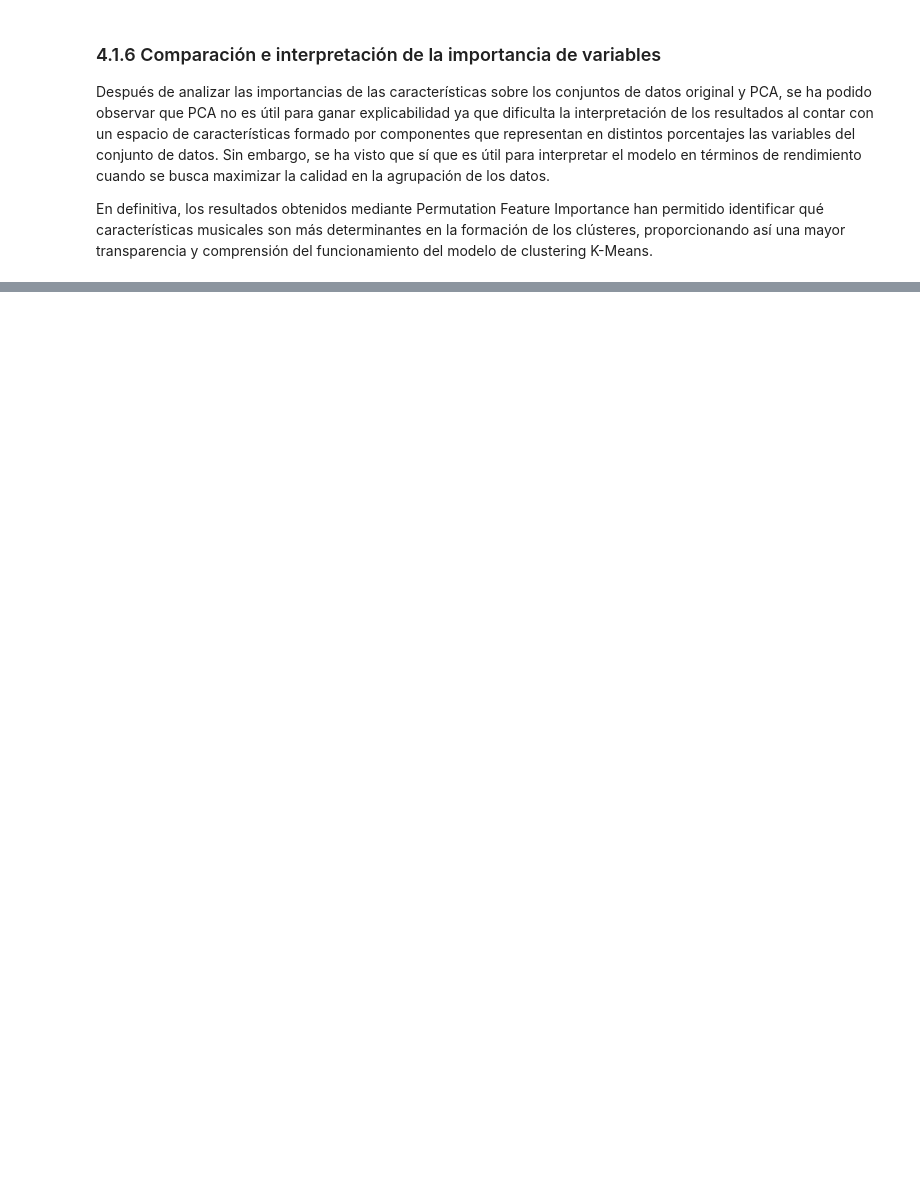
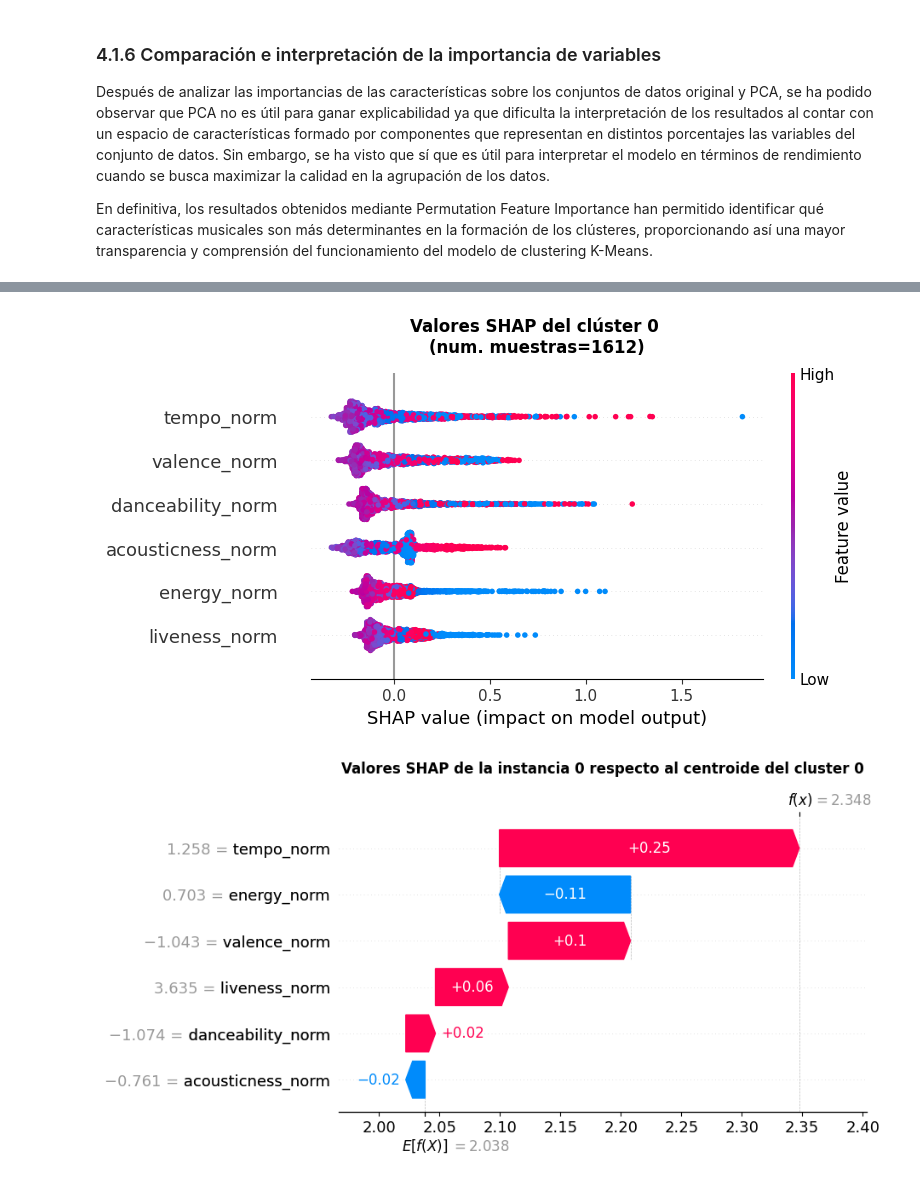
Before and after one commit to marcfpereirauoc/TFG, a Jupyter notebook: 03_explicabilidad_incertidumbre.ipynb, the cells around one changed output, grey strips where cells are left out. Cells and saved outputs as stored; diff of their text form; code cells hidden in the pictures; blank space fills up the shorter version.

Commit message:
Shap Clustering (SHAP-C)

```diff
--- a/03_explicabilidad_incertidumbre.ipynb
+++ b/03_explicabilidad_incertidumbre.ipynb
@@ -511,0 +488,35 @@ if False:
+# %%
+def plot_shap_results_by_cluster(k, instance_id=0):
+    """
+    Visualiza los plots de SHAP (summary plot y waterfall plot) para un clúster específico.
+
+    :param k: Número del clúster a visualizar (0 a n_clusters-1).
+    :param instance_idx: Índice de la instancia a usar en el waterfall plot. Por defecto 0.
+    """
+    X_k = X_by_cluster[k]
+    shap_k = shap_values_by_cluster[k]
+    explainer_k = explainer_by_cluster[k]
+
+    # Gráfico 1: Resumen de la distribución y variación de los valores shap en el cluster k
+    plt.figure()
+    shap.summary_plot(shap_k, X_k,show=False)
+    plt.title(f'Valores SHAP del clúster {k} \n(num. muestras={len(X_k)})', fontweight='bold', pad=15)
+    plt.show()
+
+    # Gráfico 2: Waterfall plot que muestra la influencia de las características en una instancia
+    # Obtenemos los datos de la instancia
+    instance_data = X_k.iloc[instance_id].values
+    # Obtenemos valores shap de la instancia
+    instance_shap_values = shap_k[instance_id]
+    # explanation object para el waterfall plot
+    explanation_obj = shap.Explanation(values=instance_shap_values, base_values=explainer_k.expected_value, data=instance_data, feature_names=X_k.columns.tolist())
+
+    plt.figure()
+    shap.plots.waterfall(explanation_obj, show=False)
+    plt.title(f'Valores SHAP de la instancia {instance_id} respecto al centroide del cluster {k}', fontweight='bold', pad=15)
+    plt.show()
+# %%
+plot_shap_results_by_cluster(0, 0)
+# %% [output]
+[figure, added]
+[figure, added]
```
Also changed, not shown: parts of 16 cells of this notebook, 1 other file.
